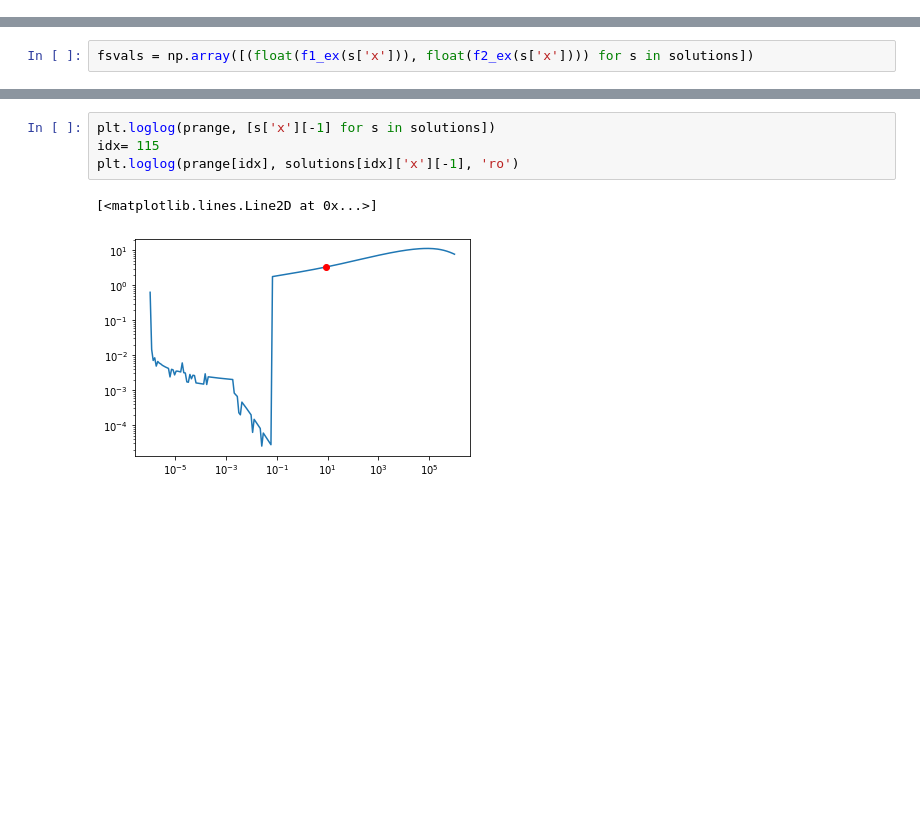
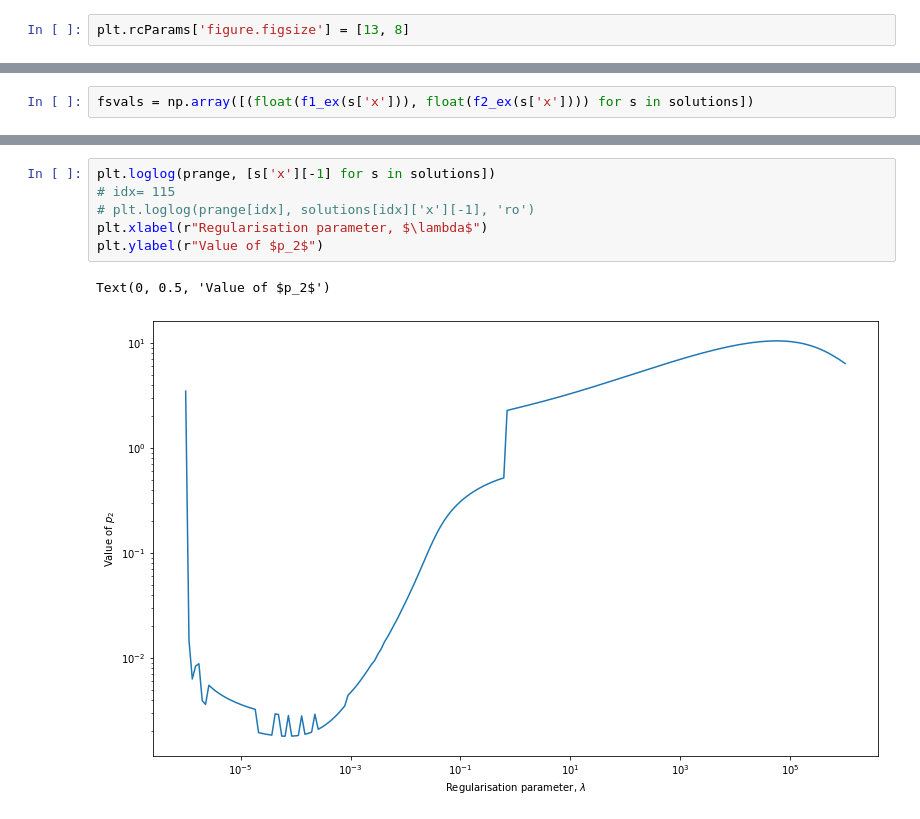
Before and after one commit to dwu402/pypei, a Jupyter notebook: Synthetic2.ipynb, the cells around one changed output, grey strips where cells are left out. Saved outputs shown, nothing was run; the diff lists cells and outputs as text; blank space fills up the shorter version.

```diff
--- a/Synthetic2.ipynb
+++ b/Synthetic2.ipynb
@@ -6,6 +6,8 @@ import casadi as ca
 from scipy.integrate import solve_ivp
 import numpy as np
 from matplotlib import pyplot as plt
+# %%
+plt.rcParams['figure.figsize'] = [13, 8]
 # %%
 p_true = [1, 3]
 tspan = [0, 20]
@@ -123,10 +139,12 @@ plt.loglog(prange[idx], solutions[idx]['x'][-2], 'ro')
 # %%
 plt.loglog(prange, [s['x'][-1] for s in solutions])
-idx= 115
-plt.loglog(prange[idx], solutions[idx]['x'][-1], 'ro')
+# idx= 115
+# plt.loglog(prange[idx], solutions[idx]['x'][-1], 'ro')
+plt.xlabel(r"Regularisation parameter, $\lambda$")
+plt.ylabel(r"Value of $p_2$")
 # %% [output]
-[<matplotlib.lines.Line2D at 0x...>]
+Text(0, 0.5, 'Value of $p_2$')
-[figure, old version]
+[figure, new version]
 # %%
 idx = 115
 print("errors", f1_ex(solutions[idx]['x']), f2_ex(solutions[idx]['x']))
```
Also changed, not shown: parts of 18 cells of this notebook, 2 other files.
